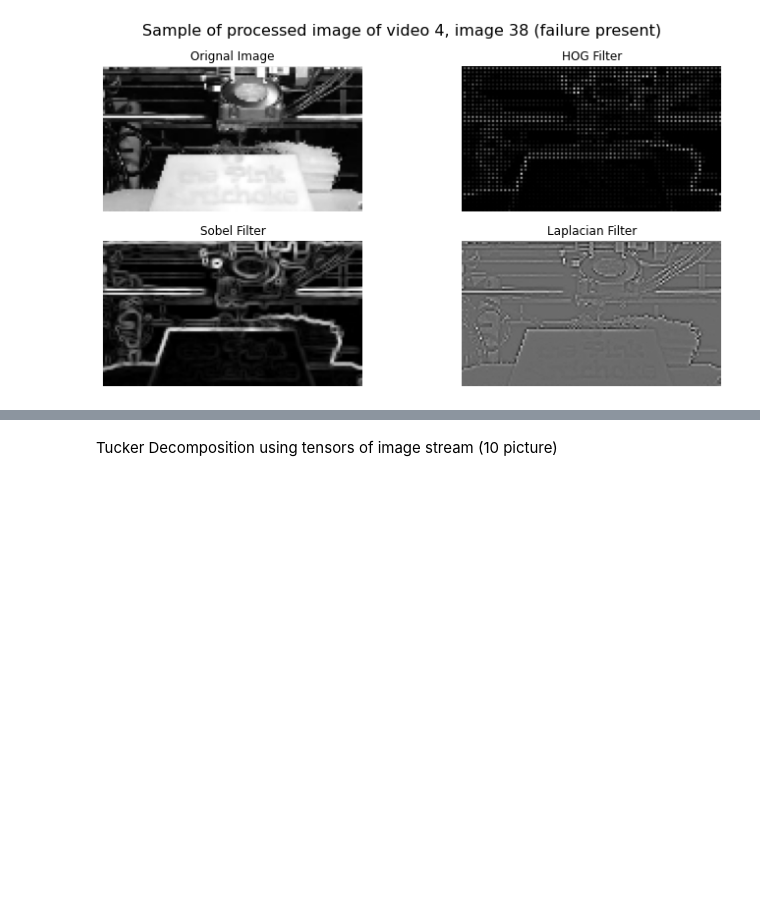
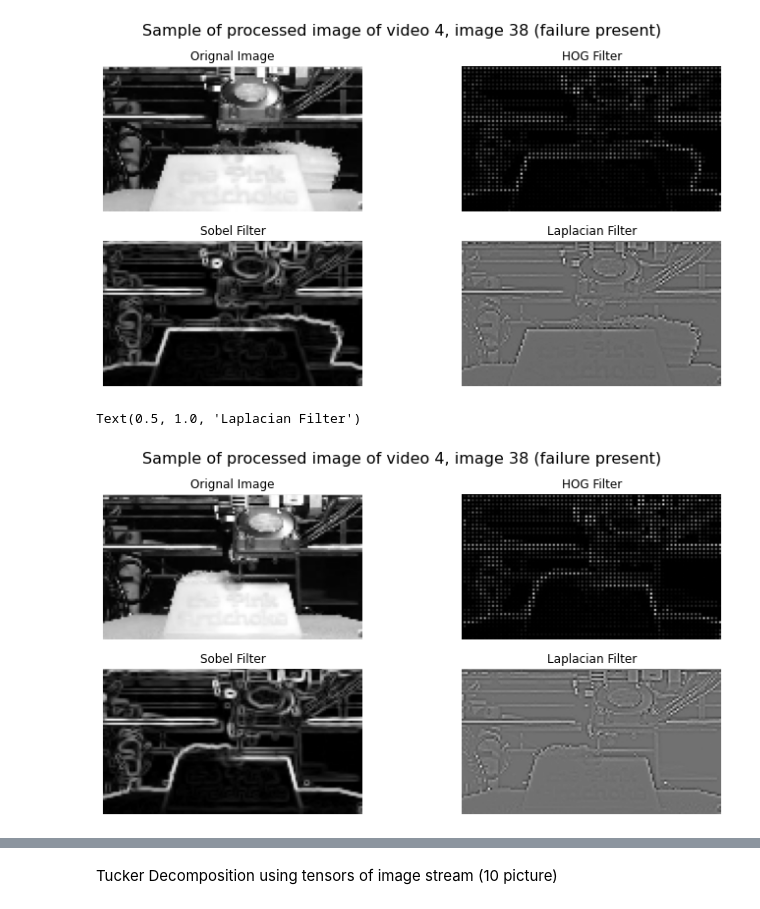
Before and after one commit to edwardlqf/ISYE6740_project, a Jupyter notebook: 3D Printing ML.ipynb, the cells around one changed output, grey strips where cells are left out. Saved outputs shown, nothing was run; the diff lists cells and outputs as text; code cells hidden in the pictures; blank space fills up the shorter version.

```diff
--- a/3D Printing ML.ipynb
+++ b/3D Printing ML.ipynb
@@ -219,3 +223,27 @@ axarr[1,1].set_title('Laplacian Filter')
 # %% [output]
 Text(0.5, 1.0, 'Laplacian Filter')
 [figure]
+# %%
+img_index = 37
+fig, axarr = plt.subplots(2,2, figsize=(12, 6))
+
+fig.suptitle("Sample of processed image of video 4, image 38 (failure present)", fontsize=16)
+
+axarr[0,0].imshow(img_dic_bw['video4'][img_index], cmap='gray')
+axarr[0,0].axis('off')
+axarr[0,0].set_title('Orignal Image')
+
+axarr[0,1].imshow(fhog(img_dic_bw['video4'][img_index]), cmap='gray')
+axarr[0,1].axis('off')
+axarr[0,1].set_title('HOG Filter')
+
+axarr[1,0].imshow(sobel(img_dic_bw['video4'][img_index]), cmap='gray')
+axarr[1,0].axis('off')
+axarr[1,0].set_title('Sobel Filter')
+
+axarr[1,1].imshow(lap(img_dic_bw['video4'][img_index]), cmap='gray')
+axarr[1,1].axis('off')
+axarr[1,1].set_title('Laplacian Filter')
+# %% [output]
+Text(0.5, 1.0, 'Laplacian Filter')
+[figure, added]
```
Also changed, not shown: parts of 24 cells of this notebook, 5 other files.
